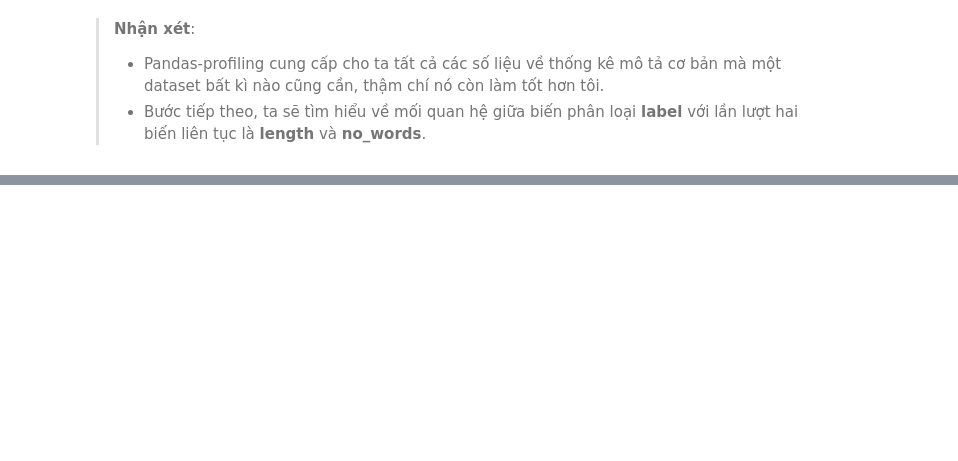
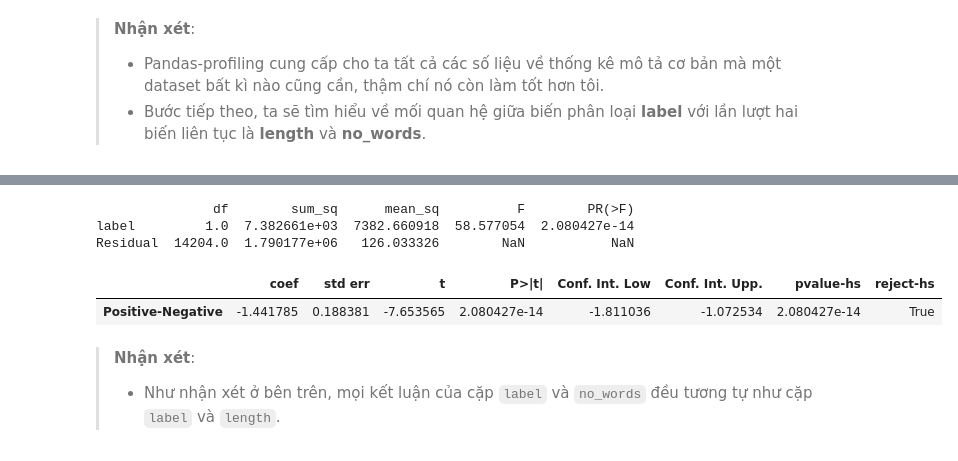
Before and after one commit to cuongpiger/SCL_KHVW_Sentiment_Analysis_Project, a Jupyter notebook: 02.eda.ipynb, the cells around one changed output, grey strips where cells are left out. Saved outputs shown, nothing was run; the diff lists cells and outputs as text; code cells hidden in the pictures; blank space fills up the shorter version.

```diff
--- a/02.eda.ipynb
+++ b/02.eda.ipynb
@@ -182,0 +202,14 @@ profile
+# %%
+Detective.onewayANOVA(reviews, 'no_words')
+# %% [output]
+               df        sum_sq      mean_sq          F        PR(>F)
+label         1.0  7.382661e+03  7382.660918  58.577054  2.080427e-14
+Residual  14204.0  1.790177e+06   126.033326        NaN           NaN
+# %%
+Detective.onewayANOVA(reviews, 'no_words', True)
+# %% [output]
+|  | coef | std err | t | P>|t| | Conf. Int. Low | Conf. Int. Upp. | pvalue-hs | reject-hs |
+| Positive-Negative | -1.441785 | 0.188381 | -7.653565 | 2.080427e-14 | -1.811036 | -1.072534 | 2.080427e-14 | True |
+# %% [markdown]
+> **Nhận xét**:
+> * Như nhận xét ở bên trên, mọi kết luận của cặp `label` và `no_words` đều tương tự như cặp `label` và `length`.
```
Also changed, not shown: parts of 8 cells of this notebook, 1 other file.
